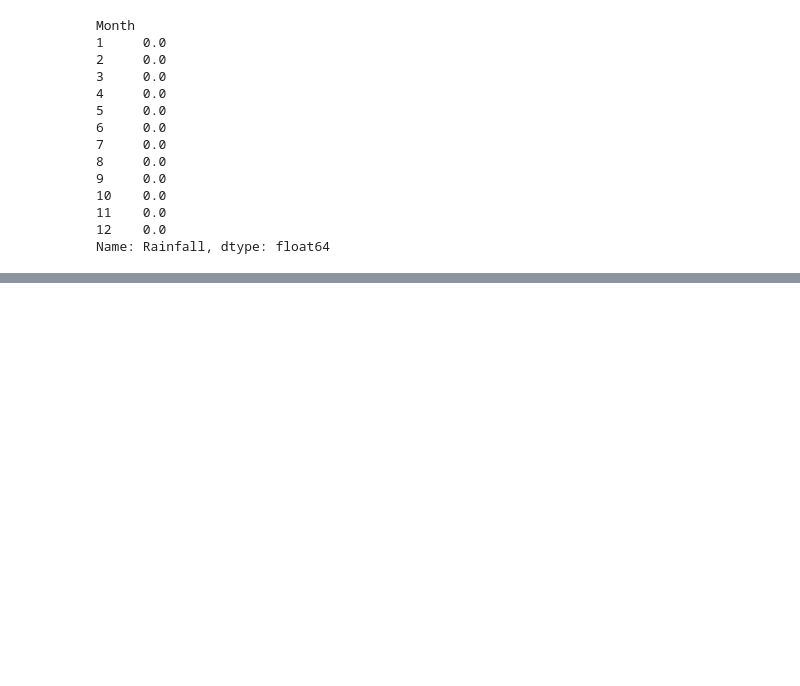
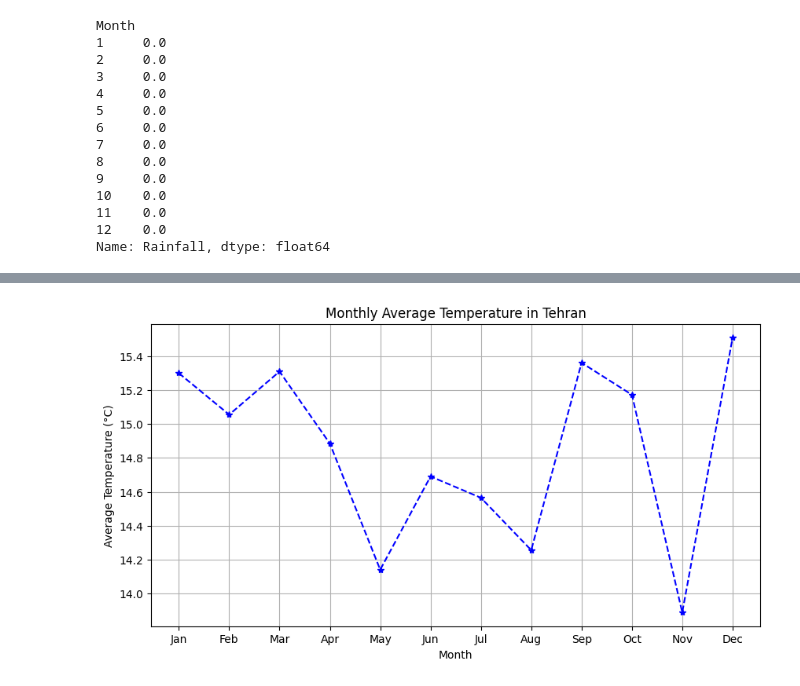
Before and after one commit to aminrahkan/ML-Weather-Analysis, a Jupyter notebook: weatherData.ipynb, the cells around one changed output, grey strips where cells are left out. Saved outputs shown, nothing was run; the diff lists cells and outputs as text; code cells hidden in the pictures; blank space fills up the shorter version.

Commit message:
Monthly Average Temperature

```diff
--- a/weatherData.ipynb
+++ b/weatherData.ipynb
@@ -229,0 +347,15 @@ ValueError: must supply a tuple to get_group with multiple grouping keys
+# %%
+def month_to_season(month):
+
+    if month in [1,2,3]:
+     return 'Spring'
+    elif  month in [4,5,6]:
+     return 'Summer'
+    elif  month in [7,8,9]:
+     return 'Autumn'
+    elif  month in [10,11,12]:
+     return 'Winter'
+
+weather_data_clean['Season']=weather_data_clean['Month'].apply(month_to_season)
+seasonal_averages=weather_data_clean.groupby('Season')[['Temperature','Humidity','Rainfall']].mean()
+seasonal_averages
@@ -229,0 +374,14 @@ ValueError: must supply a tuple to get_group with multiple grouping keys
+# %%
+tehran_data=weather_data_clean[weather_data_clean['City']=='Tehran']
+monthly_avg_temperature=tehran_data.groupby('Month')['Temperature'].mean()
+
+plt.figure(figsize=(10, 5))
+plt.plot(monthly_avg_temperature.index, monthly_avg_temperature.values, marker='*', linestyle='--', color='b')
+plt.title('Monthly Average Temperature in Tehran')
+plt.xlabel('Month')
+plt.ylabel('Average Temperature (°C)')
+plt.xticks(monthly_avg_temperature.index, ['Jan', 'Feb', 'Mar', 'Apr', 'May', 'Jun', 'Jul', 'Aug', 'Sep', 'Oct', 'Nov', 'Dec'])
+plt.grid(True)
+plt.show()
+# %% [output]
+[figure, added]
```
Also changed, not shown: parts of 9 cells of this notebook.
